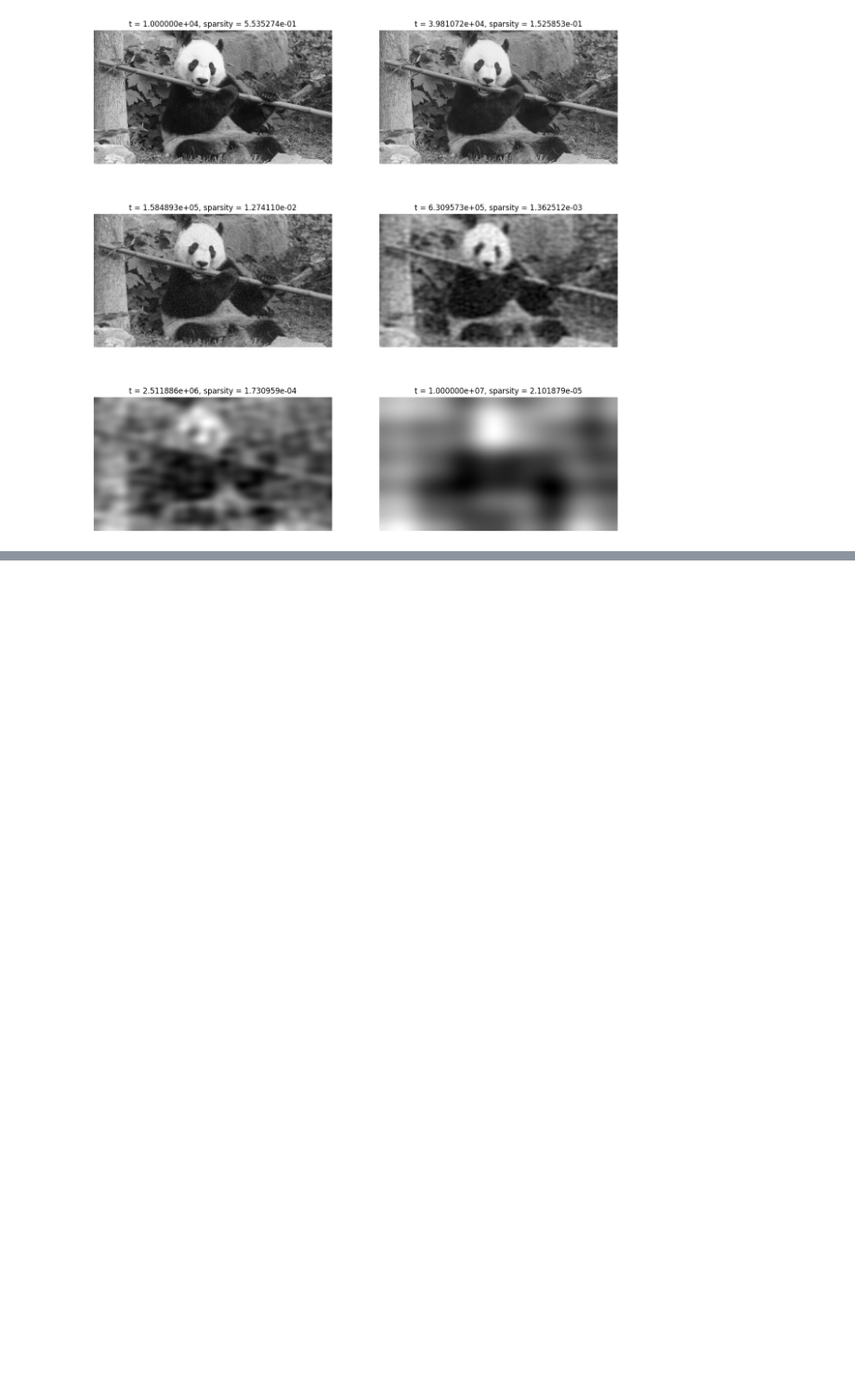
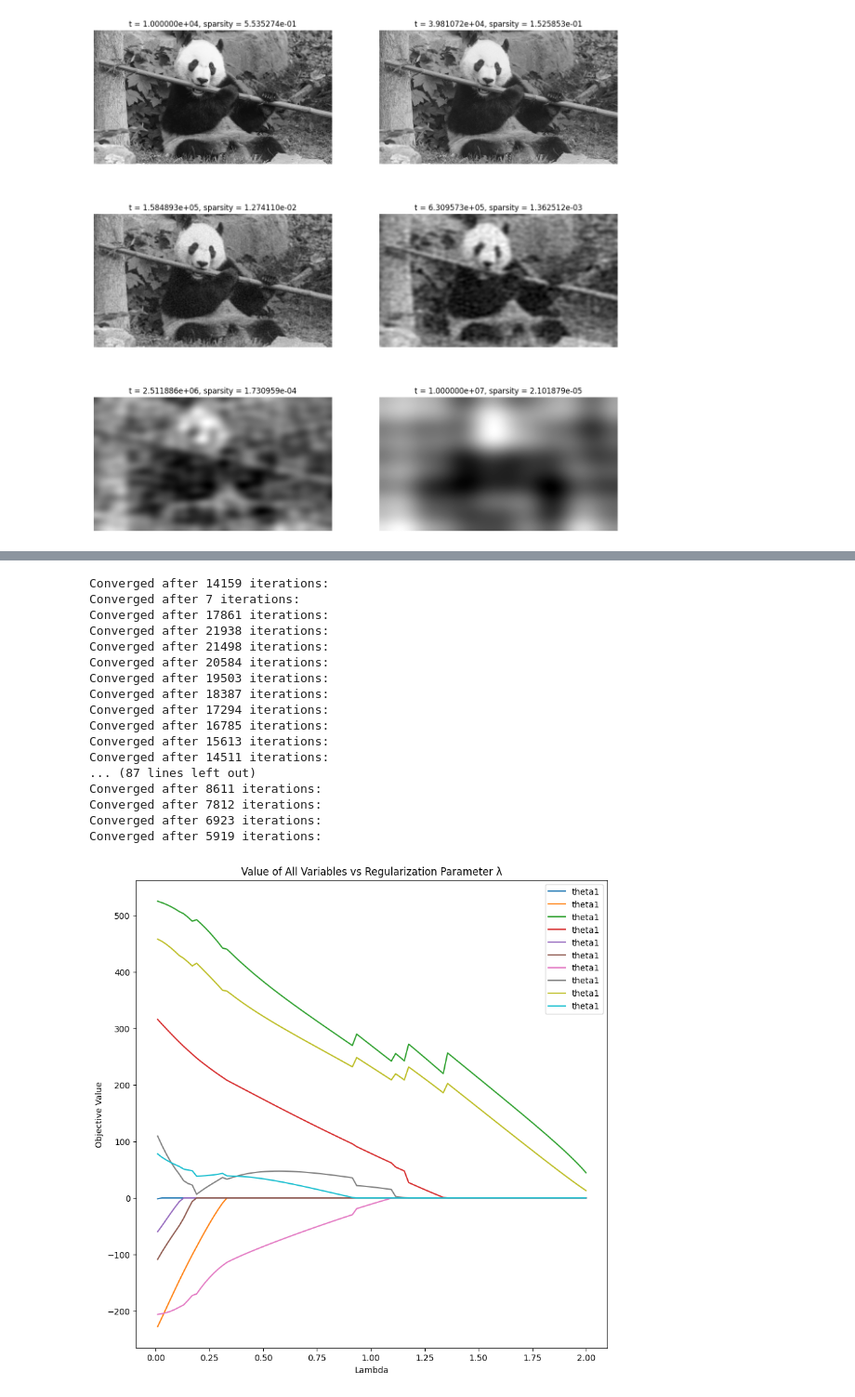
Before and after one commit to darkopetrov/DAT570_Continuous_optimization_in_data_science, a Jupyter notebook: Module_4/Notebook_4.ipynb, the cells around one changed output, grey strips where cells are left out. Shown at 93% size. Drawn from its saved outputs; the diff is of its cells as text; code cells hidden in the pictures; blank space fills up the shorter version.

```diff
--- a/Module_4/Notebook_4.ipynb
+++ b/Module_4/Notebook_4.ipynb
@@ -430,0 +332,76 @@ plt.show()
+# %%
+import numpy as np
+from sklearn.datasets import load_diabetes
+import matplotlib.pyplot as plt
+n = 100
+d = 10
+x = np.random.normal(size=(n, d), loc=0, scale=1)
+y = np.random.normal(size=(n), loc=0, scale=1 )
+
+lam = 0.1
+max_iter = 100000
+tol = 1e-4
+rho = 10
+
+
+# Load the dataset
+x = load_diabetes().data
+y = load_diabetes().target
+
+# Set the parameters
+max_iter = 100000
+tol = 1e-4
+rho = 10
+
+# Apply ISTA
+ista_theta, ista_obj_val = LASSO_ISTA(x, y, lam=lam, max_iter=max_iter, tol=tol)
+
+# Apply CCD
+ccd_theta, ccd_obj_val = LASSO_CCD(x, y, lam=0.5, max_iters=max_iter, tol=tol)
+
+# Apply ADMM
+admm_obj_val = LASSO_ADMM(x, y, lam=lam, max_iter=max_iter, tol=tol, rho=rho)
+
+# Plot the value of all variables vs the regularization parameter λ
+lambdas = np.linspace(0.01, 2, 100)
+opt_obj_val = 0
+theta1_lam = []
+theta2_lam = []
+lam_val = 0
+obj_val_arr = []
+for i, lam in enumerate(lambdas):
+    theta1, theta2, obj_val = LASSO_ADMM(x, y, lam=lam, max_iter=max_iter, tol=tol, rho=rho)
+    theta1_lam.append(theta1[-1])
+    theta2_lam.append(theta2[-1])
+    obj_val_arr.append(obj_val[-1])
+    if round(lam, 2) == 0.5:
+        opt_obj_val = obj_val[-1]
+        lam_val = lam
+        print(opt_obj_val)
+
+plt.figure(figsize=(10, 10))
+plt.plot(lambdas, theta1_lam, label=f"theta1")
+plt.xlabel("Lambda")
+plt.ylabel("Objective Value")
+plt.title("Value of All Variables vs Regularization Parameter λ")
+plt.legend()
+plt.show()
+# %% [output]
+Converged after 14159 iterations:
+Converged after 7 iterations:
+Converged after 17861 iterations:
+Converged after 21938 iterations:
+Converged after 21498 iterations:
+Converged after 20584 iterations:
+Converged after 19503 iterations:
+Converged after 18387 iterations:
+Converged after 17294 iterations:
+Converged after 16785 iterations:
+Converged after 15613 iterations:
+Converged after 14511 iterations:
+... (87 lines left out)
+Converged after 8611 iterations:
+Converged after 7812 iterations:
+Converged after 6923 iterations:
+Converged after 5919 iterations:
+[figure, added]
```
Also changed, not shown: parts of 16 cells of this notebook.
